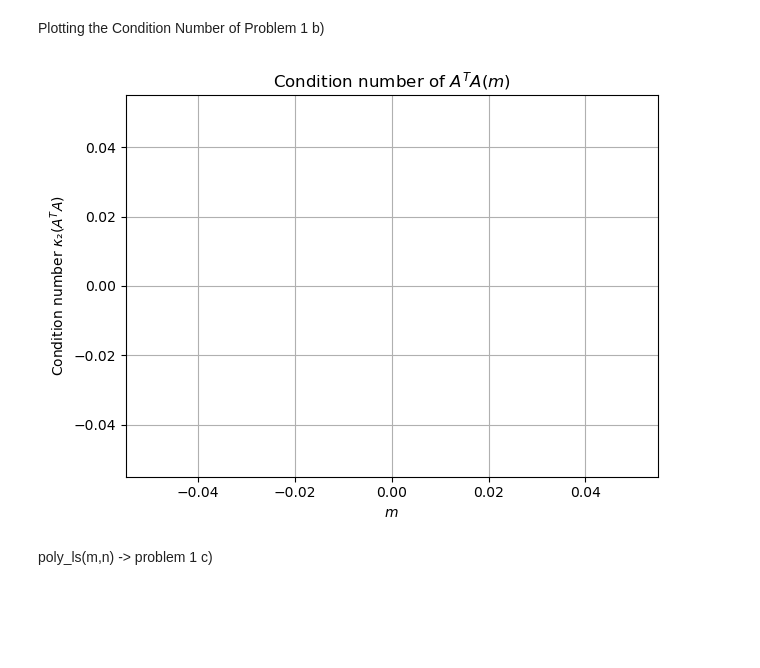
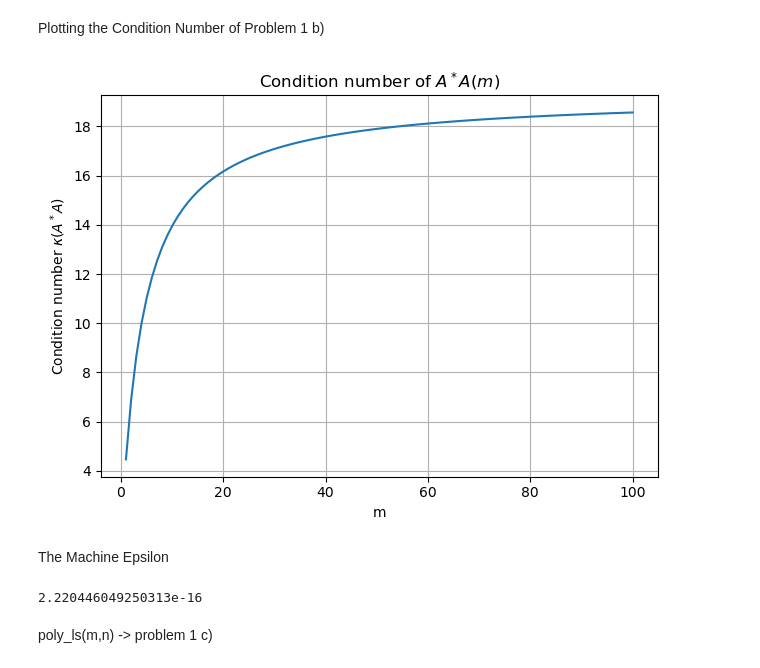
Before and after one commit to arthurabello/nla-assignment-2, a Jupyter notebook: assignment.ipynb, the cells around one changed output. Saved outputs shown, nothing was run; the diff lists cells and outputs as text; code cells hidden in the pictures; blank space fills up the shorter version.

Commit message:
feat: adding graphical comparison for condition numbers

```diff
--- a/assignment.ipynb
+++ b/assignment.ipynb
@@ -72,38 +75,43 @@ def cond_number(m):
     Raises:
         ZeroDivisionError: if m = 0
         np.linalg.LinAlgError: if A(m) is not invertible
     """
 
     A = np.array([
         [m + 1,          (m + 1) / 2],
         [(m + 1) / 2,  (m + 1)**2 / (3 * m)]
     ])
     A_inv = np.linalg.inv(A)
     return np.linalg.norm(A, 2) * np.linalg.norm(A_inv, 2)
 
-
 M = float(input("Enter maximum m (M > 0): "))
 N = int(input("Enter number of sample points: ")) #however the user wants to plot
 
 m_vals = np.linspace(0, M, N)
 conds  = []
 
 for m in m_vals:
     try:
         conds.append(cond_number(m))
     except (ZeroDivisionError, np.linalg.LinAlgError):
         conds.append(np.inf) #if it is not invertible
 
 plt.figure()
 plt.plot(m_vals, conds)
-plt.xlabel('$m$')
-plt.ylabel('Condition number $κ₂(A^T A)$')
-plt.title('Condition number of $A^T A(m)$')
+plt.xlabel('m')
+plt.ylabel('Condition number $κ(A^* A)$')
+plt.title('Condition number of $A^* A(m)$')
 plt.grid(True)
 plt.tight_layout()
 plt.show()
 # %% [output]
-[figure, old version]
+[figure, new version]
+# %% [markdown]
+The Machine Epsilon
+# %%
+np. finfo(float). eps
+# %% [output]
+2.220446049250313e-16
 # %% [markdown]
 poly_ls(m,n) -> problem 1 c)
 # %%
```
Also changed, not shown: parts of 7 cells of this notebook, 5 other files.
